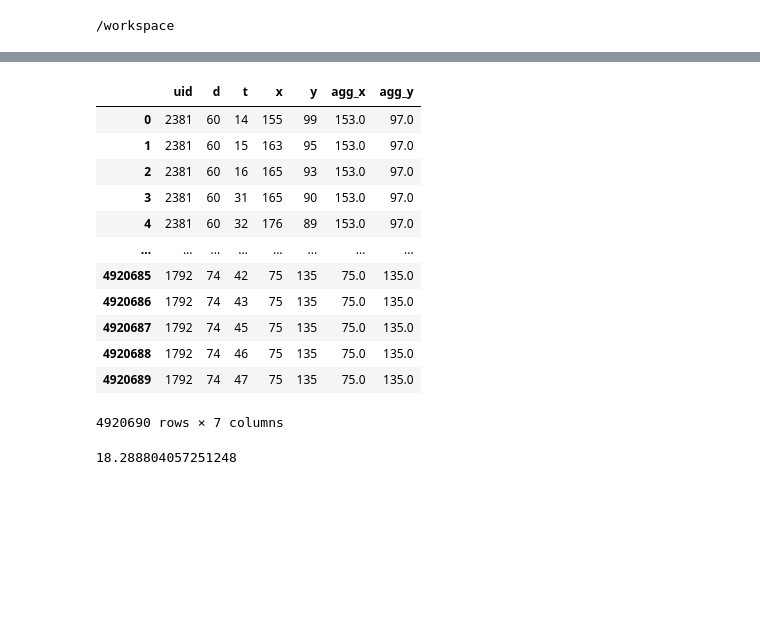
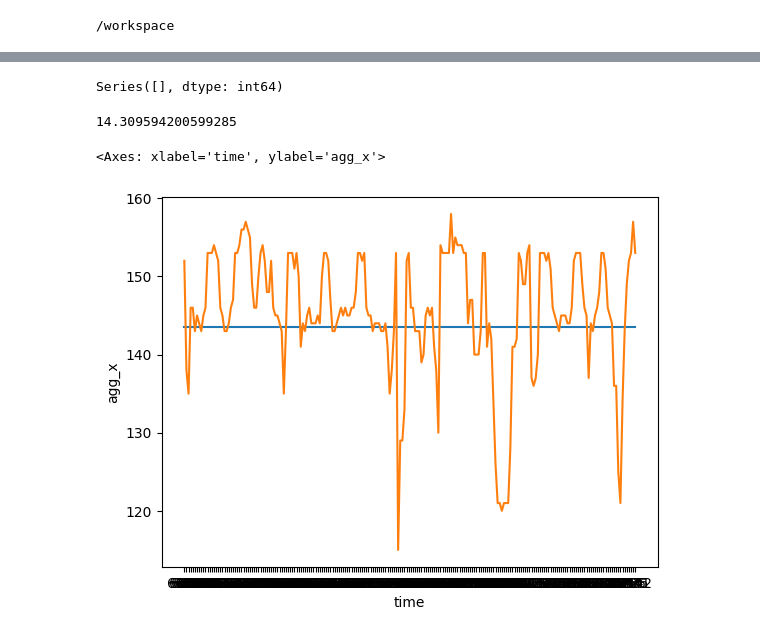
Before and after one commit to osushinekotan/HuMob-Challenge-2023, a Jupyter notebook: notebooks/simple_prediction.ipynb, the cells around one changed output, grey strips where cells are left out. Drawn from its saved outputs; the diff is of its cells as text; code cells hidden in the pictures; blank space fills up the shorter version.

```diff
--- a/notebooks/simple_prediction.ipynb
+++ b/notebooks/simple_prediction.ipynb
@@ -22 +26,3 @@ test_df = task_df.query("d >= 60").reset_index(drop=True)
+# %%
+uids = list(set(user_ids) - set(nouse))
 # %%
@@ -60,7 +51,8 @@ midnight
 # %%
+keys = ["uid",]
 agg_pred_df = (
-    train_df.groupby("uid")[["x", "y"]]
-    .median()
+    train_df.groupby(keys)[["x", "y"]]
+    .mean()
     .reset_index()
     .rename(columns={"x": "agg_x", "y": "agg_y"})
 )
@@ -69,24 +59,23 @@ preds_df = pd.merge(test_df, agg_pred_df, on="uid", how="left")
-# %%
-preds_df
-# %% [output]
-|  | uid | d | t | x | y | agg_x | agg_y |
-| 0 | 2381 | 60 | 14 | 155 | 99 | 153.0 | 97.0 |
-| 1 | 2381 | 60 | 15 | 163 | 95 | 153.0 | 97.0 |
-| 2 | 2381 | 60 | 16 | 165 | 93 | 153.0 | 97.0 |
-| 3 | 2381 | 60 | 31 | 165 | 90 | 153.0 | 97.0 |
-| 4 | 2381 | 60 | 32 | 176 | 89 | 153.0 | 97.0 |
-| ... | ... | ... | ... | ... | ... | ... | ... |
-| 4920685 | 1792 | 74 | 42 | 75 | 135 | 75.0 | 135.0 |
-| 4920686 | 1792 | 74 | 43 | 75 | 135 | 75.0 | 135.0 |
-| 4920687 | 1792 | 74 | 45 | 75 | 135 | 75.0 | 135.0 |
-| 4920688 | 1792 | 74 | 46 | 75 | 135 | 75.0 | 135.0 |
-| 4920689 | 1792 | 74 | 47 | 75 | 135 | 75.0 | 135.0 |
-4920690 rows × 7 columns
+# %%
+preds_df = pd.merge(test_df, agg_pred_df, on=keys, how="left")
+preds_df["time"] = preds_df["d"].astype(str).str.zfill(2) + preds_df["t"].astype(str).str.zfill(2)
+preds_df.isnull().sum().pipe(lambda x: x[x>0])
+# %% [output]
+Series([], dtype: int64)
+# %%
+for col in ['agg_x', 'agg_y']:
+    # nan のインデックスを取得
+    nan_indices = preds_df[preds_df[col].isna()].index
+    for idx in tqdm(nan_indices):
+        uid = preds_df.loc[idx, 'uid']
+        # その uid の平均値を計算
+        mean_value = preds_df[preds_df['uid'] == uid][col].median()
+        preds_df.loc[idx, col] = mean_value
 # %%
 mean_squared_error(
     y_true=preds_df[["x", "y"]].values,
     y_pred=preds_df[["agg_x", "agg_y"]],
     squared=False,
-)
+)  # 17.91651534400463, (5,6)14.334231519828823, (6,0)14.092105199606246
 # %% [output]
-18.288804057251248
+14.309594200599285
@@ -94,0 +82,9 @@ from geobleu import geobleu
+# %%
+uid = uids[1]
+
+df = preds_df.query("uid == @uid").reset_index(drop=True)
+sns.lineplot(data=df, x="time", y="agg_x")
+sns.lineplot(data=df, x="time", y="x")
+# %% [output]
+<Axes: xlabel='time', ylabel='agg_x'>
+[figure, added]
```
Also changed, not shown: parts of 22 cells of this notebook, 3 other files.
